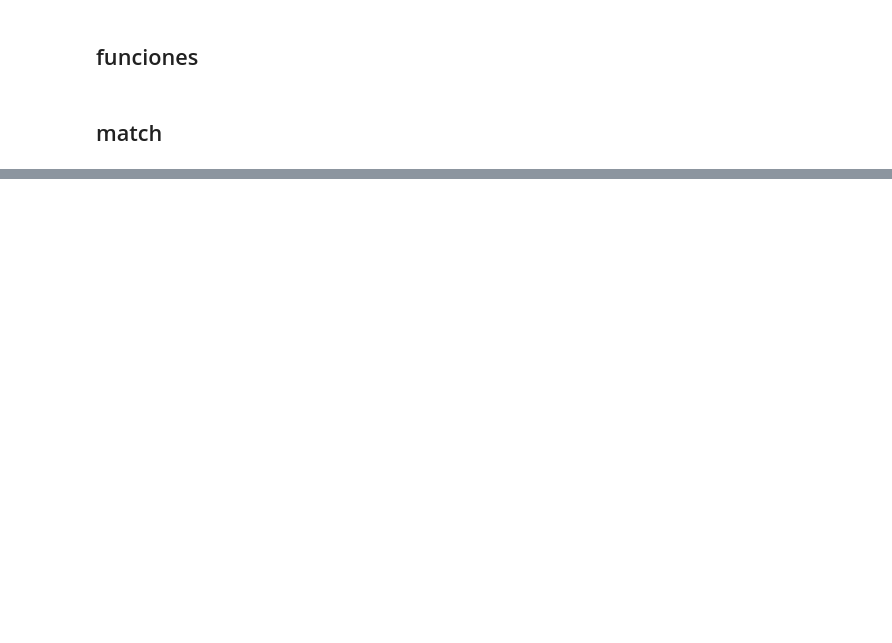
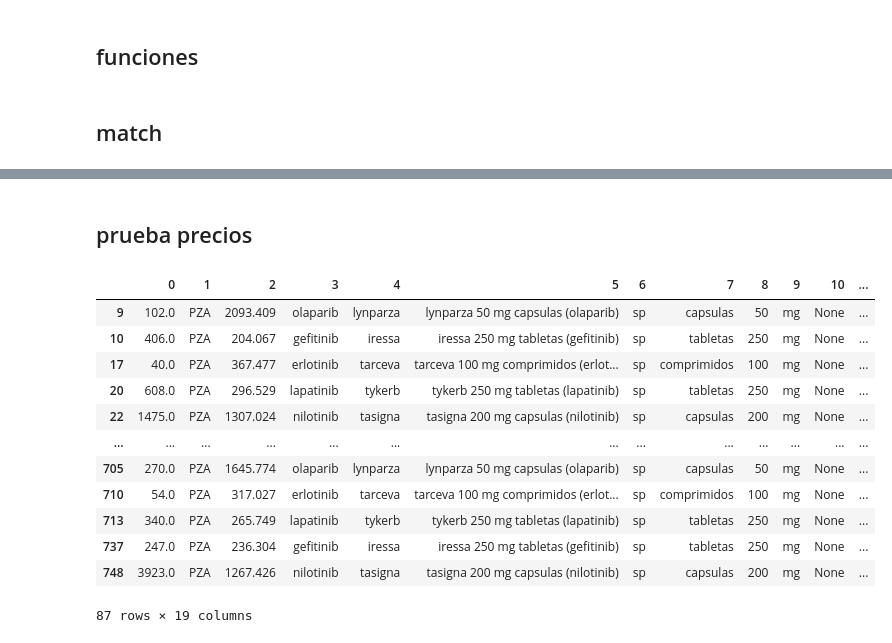
Before and after one commit to iswJuanAmaya/simplicita-pharma, a Jupyter notebook: match/match_imp_med.ipynb, the cells around one changed output, grey strips where cells are left out. Drawn from its saved outputs; the diff is of its cells as text; code cells hidden in the pictures; blank space fills up the shorter version.

```diff
--- a/match/match_imp_med.ipynb
+++ b/match/match_imp_med.ipynb
@@ -9,5 +6,5 @@ imports.drop(columns=['tipoI','tipoII'],inplace=True)
 # %%
-ruta_medicamentos = 'medicamentosHomologado.csv'
+ruta_medicamentos = '../medicamentosHomologado.csv'
 medicines = pd.read_csv(ruta_medicamentos)
 # %%
 #creacion de columnas para ir detectando cambios y más
@@ -25,5 +22,7 @@ medicines[['CONCENTRACION','UNIDAD CONCENTRACION','FORMA FARMA','MEDICAMENTO','N
 # %%
 #es necesario porque concentracion era float64 y le agregaba .0 a los numeros enteros y un 0.5 lo hacia 0
 imports['concentracion'] =  imports['concentracion'].astype(str).str.replace(".0","",regex=False)
+# %%
+medicines['CONCENTRACION'] =  medicines['CONCENTRACION'].astype(str).str.replace(".0","",regex=False)
 # %% [markdown]
 ## funciones
@@ -95,0 +194,2 @@ medicines[(medicines['MEDICAMENTO']=='dabrafenib') &
+# %%
+nuevos_medicamentos = {}
@@ -95,0 +316,2 @@ medicines[(medicines['MEDICAMENTO']=='dabrafenib') &
+# %%
+avertl = imports[imports['nombre_y_marca']=='NM'].apply(match_imports_medicine_2, axis=1, result_type='expand').copy()
@@ -119,0 +436,2 @@ complete_imports[complete_imports['c_r_c_llenado_datos']=='perfect match'].to_cs
+# %% [markdown]
+## prueba precios
@@ -119,0 +440,16 @@ complete_imports[complete_imports['c_r_c_llenado_datos']=='perfect match'].to_cs
+# %%
+avertl
+# %% [output]
+|  | 0 | 1 | 2 | 3 | 4 | 5 | 6 | 7 | 8 | 9 | 10 | ... |
+| 9 | 102.0 | PZA | 2093.409 | olaparib | lynparza | lynparza 50 mg capsulas (olaparib) | sp | capsulas | 50 | mg | None | ... |
+| 10 | 406.0 | PZA | 204.067 | gefitinib | iressa | iressa 250 mg tabletas (gefitinib) | sp | tabletas | 250 | mg | None | ... |
+| 17 | 40.0 | PZA | 367.477 | erlotinib | tarceva | tarceva 100 mg comprimidos (erlot... | sp | comprimidos | 100 | mg | None | ... |
+| 20 | 608.0 | PZA | 296.529 | lapatinib | tykerb | tykerb 250 mg tabletas (lapatinib) | sp | tabletas | 250 | mg | None | ... |
+| 22 | 1475.0 | PZA | 1307.024 | nilotinib | tasigna | tasigna 200 mg capsulas (nilotinib) | sp | capsulas | 200 | mg | None | ... |
+| ... | ... | ... | ... | ... | ... | ... | ... | ... | ... | ... | ... | ... |
+| 705 | 270.0 | PZA | 1645.774 | olaparib | lynparza | lynparza 50 mg capsulas (olaparib) | sp | capsulas | 50 | mg | None | ... |
+| 710 | 54.0 | PZA | 317.027 | erlotinib | tarceva | tarceva 100 mg comprimidos (erlot... | sp | comprimidos | 100 | mg | None | ... |
+| 713 | 340.0 | PZA | 265.749 | lapatinib | tykerb | tykerb 250 mg tabletas (lapatinib) | sp | tabletas | 250 | mg | None | ... |
+| 737 | 247.0 | PZA | 236.304 | gefitinib | iressa | iressa 250 mg tabletas (gefitinib) | sp | tabletas | 250 | mg | None | ... |
+| 748 | 3923.0 | PZA | 1267.426 | nilotinib | tasigna | tasigna 200 mg capsulas (nilotinib) | sp | capsulas | 200 | mg | None | ... |
+87 rows × 19 columns
```
Also changed, not shown: parts of 28 cells of this notebook, 11 other files.
